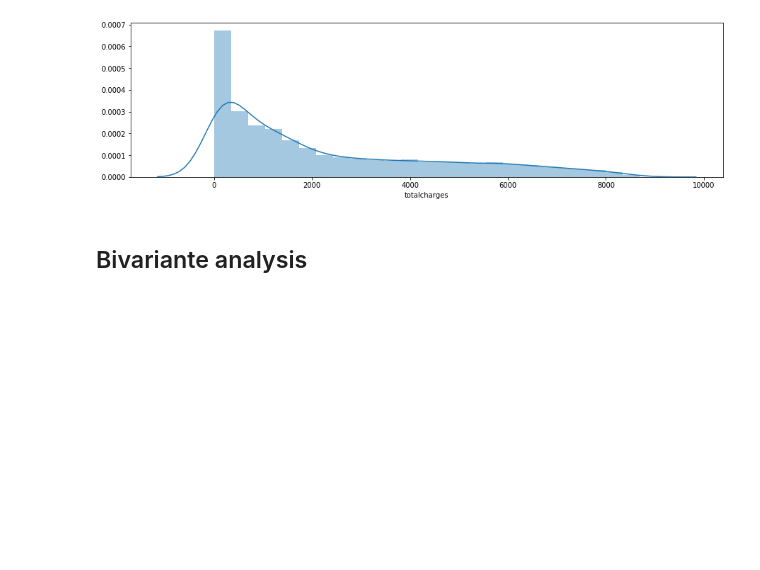
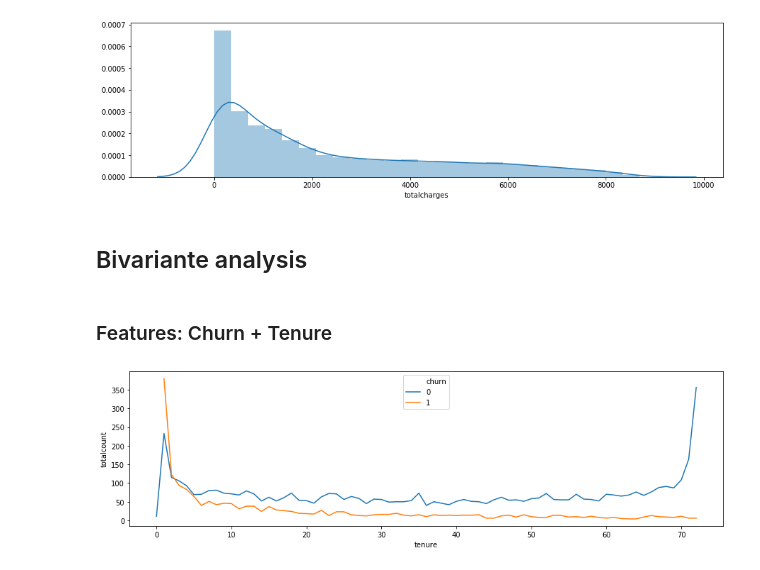
Before and after one commit to shambekela/Churn-Prediction, a Jupyter notebook: Churn-Prediction.ipynb, the cells around one changed output. Saved outputs shown, nothing was run; the diff lists cells and outputs as text; code cells hidden in the pictures; blank space fills up the shorter version.

```diff
--- a/Churn-Prediction.ipynb
+++ b/Churn-Prediction.ipynb
@@ -466,0 +467,10 @@ fig = plt.figure(figsize=(15,  1))
+# %% [markdown]
+### Features: Churn + Tenure
+# %%
+# at which tenure stage are clients churning ?
+df_tenure = df_bin.groupby(['churn', 'tenure']).agg({'tenure': 'count'}).rename(columns={'tenure': 'totalcount'}).reset_index()
+fig = plt.figure(figsize=(15, 4))
+sns.lineplot(y='totalcount', x='tenure', hue='churn', data=df_tenure)
+plt.show()
+# %% [output]
+[figure, added]
```
Also changed, not shown: parts of 9 cells of this notebook.
